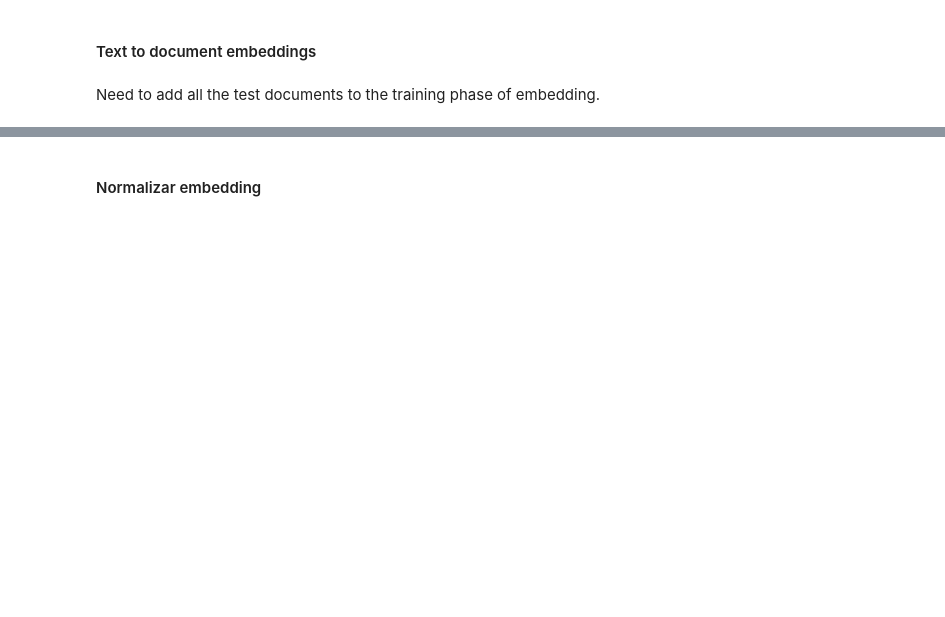
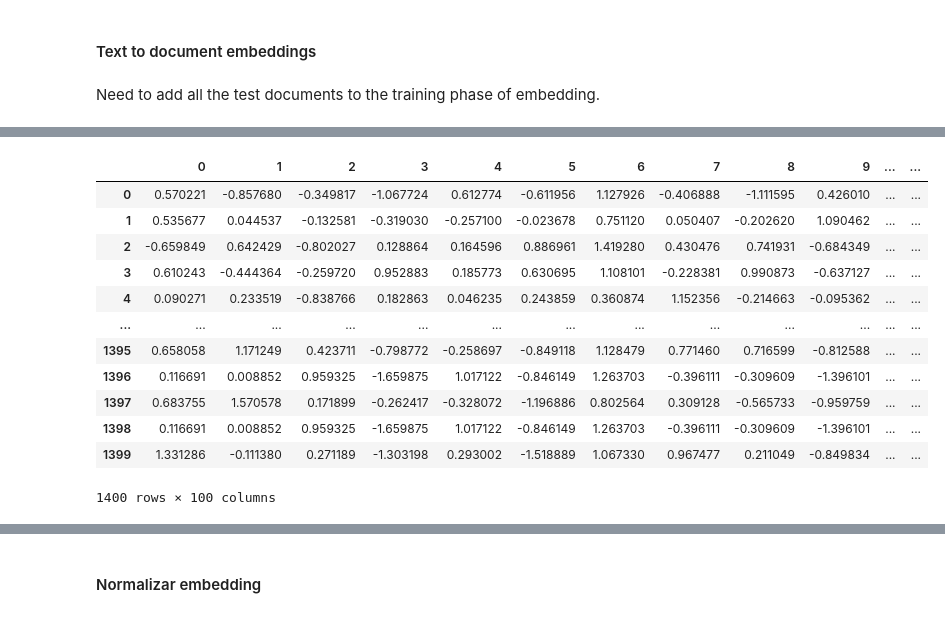
Before and after one commit to MrtC101/ia-2-uncuyo-2023, a Jupyter notebook: source/LLMDetect/main.ipynb, the cells around one changed output, grey strips where cells are left out. Saved outputs shown, nothing was run; the diff lists cells and outputs as text; code cells hidden in the pictures; blank space fills up the shorter version.

```diff
--- a/source/LLMDetect/main.ipynb
+++ b/source/LLMDetect/main.ipynb
@@ -26,7 +38,7 @@ import keras
 initial_dataset = pd.read_csv("../../data/train_essays.csv")
 prompts_dataset = pd.read_csv("../../data/train_prompts.csv")
 new_data = pd.read_csv("../../data/new_essays_V1.csv")
-test_dataset = pd.read_csv("../data/test_essays.csv")
+test_dataset = pd.read_csv("../../data/test_essays.csv")
 # %% [markdown]
 ## Data analisis
 # %%
@@ -182,0 +283,36 @@ raw_tokenizer = Tokenizer(models.BPE(unk_token="[UNK]")
+# %%
+# Creating Byte-Pair Encoding tokenizer
+raw_tokenizer = Tokenizer(models.BPE(unk_token="[UNK]"))
+#Cleaning
+raw_tokenizer.normalizer =  normalizers.Sequence(
+    [
+        normalizers.NFC(),
+        normalizers.Lowercase(),
+        normalizers.Replace("\n"," "),
+        normalizers.Replace("\r"," "),
+        normalizers.Replace("\t"," ")
+    ]
+    )
+#First tokenization
+raw_tokenizer.pre_tokenizer = pre_tokenizers.ByteLevel()
+#Training
+special_tokens = ["[UNK]", "[PAD]", "[CLS]", "[SEP]", "[MASK]"]
+trainer = trainers.BpeTrainer(show_progress=True,special_tokens=special_tokens)
+
+def data_iter(dataset):
+    """
+    A generator function for iterating over a dataset in chunks.
+    """
+    for i in range(0, len(dataset), 1000):
+        yield dataset[i : i + 1000]["text"]
+
+raw_tokenizer.train_from_iterator(data_iter(target_data),trainer)
+
+tokenizer = PreTrainedTokenizerFast(
+    tokenizer_object=raw_tokenizer,
+    unk_token="[UNK]",
+    pad_token="[PAD]",
+    cls_token="[CLS]",
+    sep_token="[SEP]",
+    mask_token="[MASK]",
+)
@@ -183,6 +327,9 @@ raw_tokenizer = Tokenizer(models.BPE(unk_token="[UNK]")
 # %% [markdown]
 ##### Words Tokenizing
 # %%
+tokenized_test = test_dataset;
+tokenized_test["text"] = test_dataset["text"].apply(lambda x : tokenizer.tokenize(text=x))
+
 tokenized_dataset = target_data.copy()
-tokenized_dataset["text"] = target_data["text"].apply(lambda x : word_tokenize(text=x))
+tokenized_dataset["text"] = target_data["text"].apply(lambda x : tokenizer.tokenize(x))
 tokenized_dataset
@@ -218,6 +401,20 @@ doc_model.dv[0]
 # %%
 arr = [doc_model.dv[docs_dataset["text"][index].tags] for index in range (0,docs_dataset.shape[0])]
-embeddings_dataset = pd.DataFrame(np.reshape(arr,(1388, 100)))
+embeddings_dataset = pd.DataFrame(np.reshape(arr,(len(arr), 100)))
 embeddings_dataset
+# %% [output]
+|  | 0 | 1 | 2 | 3 | 4 | 5 | 6 | 7 | 8 | 9 | ... | ... |
+| 0 | 0.570221 | -0.857680 | -0.349817 | -1.067724 | 0.612774 | -0.611956 | 1.127926 | -0.406888 | -1.111595 | 0.426010 | ... | ... |
+| 1 | 0.535677 | 0.044537 | -0.132581 | -0.319030 | -0.257100 | -0.023678 | 0.751120 | 0.050407 | -0.202620 | 1.090462 | ... | ... |
+| 2 | -0.659849 | 0.642429 | -0.802027 | 0.128864 | 0.164596 | 0.886961 | 1.419280 | 0.430476 | 0.741931 | -0.684349 | ... | ... |
+| 3 | 0.610243 | -0.444364 | -0.259720 | 0.952883 | 0.185773 | 0.630695 | 1.108101 | -0.228381 | 0.990873 | -0.637127 | ... | ... |
+| 4 | 0.090271 | 0.233519 | -0.838766 | 0.182863 | 0.046235 | 0.243859 | 0.360874 | 1.152356 | -0.214663 | -0.095362 | ... | ... |
+| ... | ... | ... | ... | ... | ... | ... | ... | ... | ... | ... | ... | ... |
+| 1395 | 0.658058 | 1.171249 | 0.423711 | -0.798772 | -0.258697 | -0.849118 | 1.128479 | 0.771460 | 0.716599 | -0.812588 | ... | ... |
+| 1396 | 0.116691 | 0.008852 | 0.959325 | -1.659875 | 1.017122 | -0.846149 | 1.263703 | -0.396111 | -0.309609 | -1.396101 | ... | ... |
+| 1397 | 0.683755 | 1.570578 | 0.171899 | -0.262417 | -0.328072 | -1.196886 | 0.802564 | 0.309128 | -0.565733 | -0.959759 | ... | ... |
+| 1398 | 0.116691 | 0.008852 | 0.959325 | -1.659875 | 1.017122 | -0.846149 | 1.263703 | -0.396111 | -0.309609 | -1.396101 | ... | ... |
+| 1399 | 1.331286 | -0.111380 | 0.271189 | -1.303198 | 0.293002 | -1.518889 | 1.067330 | 0.967477 | 0.211049 | -0.849834 | ... | ... |
+1400 rows × 100 columns
 # %%
 embeddings_dataset.describe()
```
Also changed, not shown: parts of 47 cells of this notebook, 1 other file.
